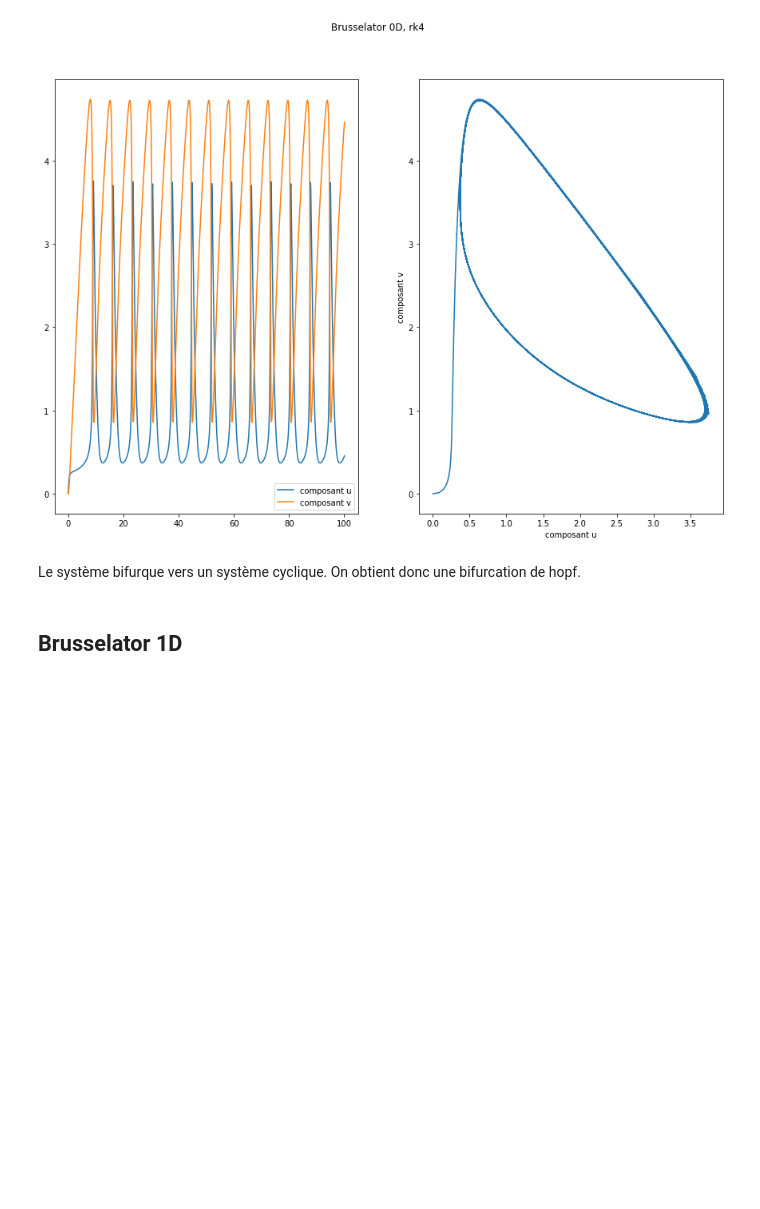
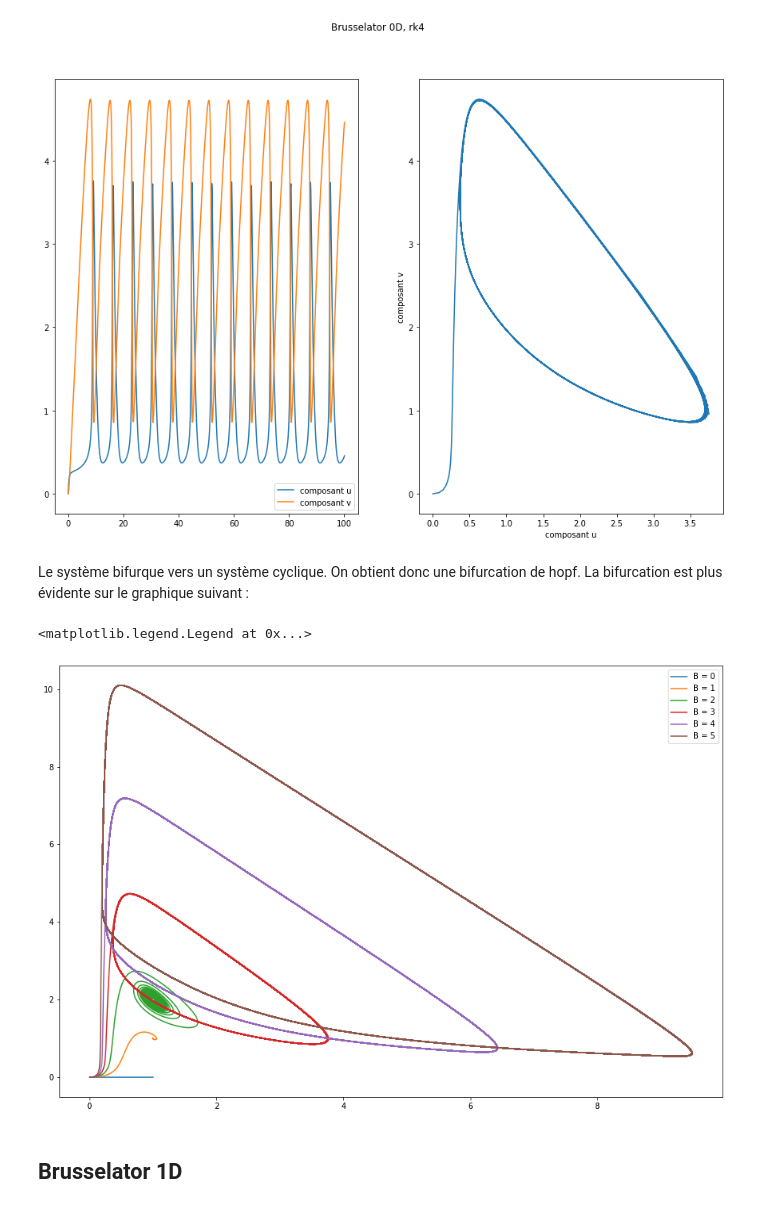
Before and after one commit to quent142/Projet-sim-num-Quentin-Jonathan, a Jupyter notebook: Notebook - Brusselator.ipynb, the cells around one changed output. Saved outputs shown, nothing was run; the diff lists cells and outputs as text; code cells hidden in the pictures; blank space fills up the shorter version.

```diff
--- a/Notebook - Brusselator.ipynb
+++ b/Notebook - Brusselator.ipynb
@@ -162,6 +161,18 @@ plt.ylabel('composant v')
 Text(0, 0.5, 'composant v')
 [figure]
 # %% [markdown]
-Le système bifurque vers un système cyclique. On obtient donc une bifurcation de hopf.
+Le système bifurque vers un système cyclique. On obtient donc une bifurcation de hopf. La bifurcation est plus évidente sur le graphique suivant :
+# %%
+plt.figure(figsize = (15,10))
+for i in range(6) :
+    a,b,t = rk4(1,i,0,0,1000,0.01)
+    ind = 'i'
+    name = 'B = {}'.format(i)
+    plt.plot(a,b, label = name)
+
+plt.legend()
+# %% [output]
+<matplotlib.legend.Legend at 0x...>
+[figure, added]
 # %% [markdown]
 ## Brusselator 1D
```
Also changed, not shown: parts of 2 cells of this notebook.
